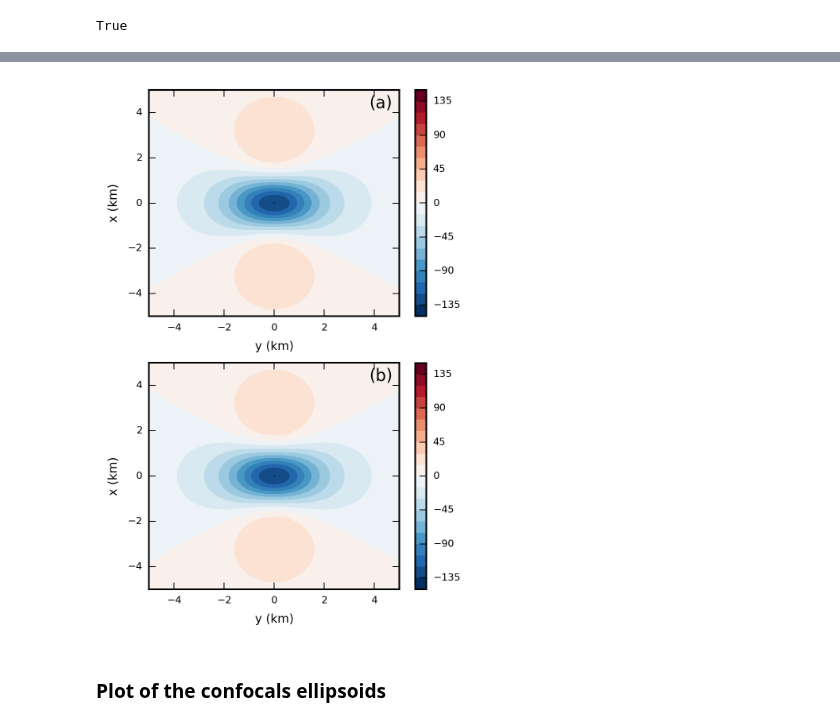
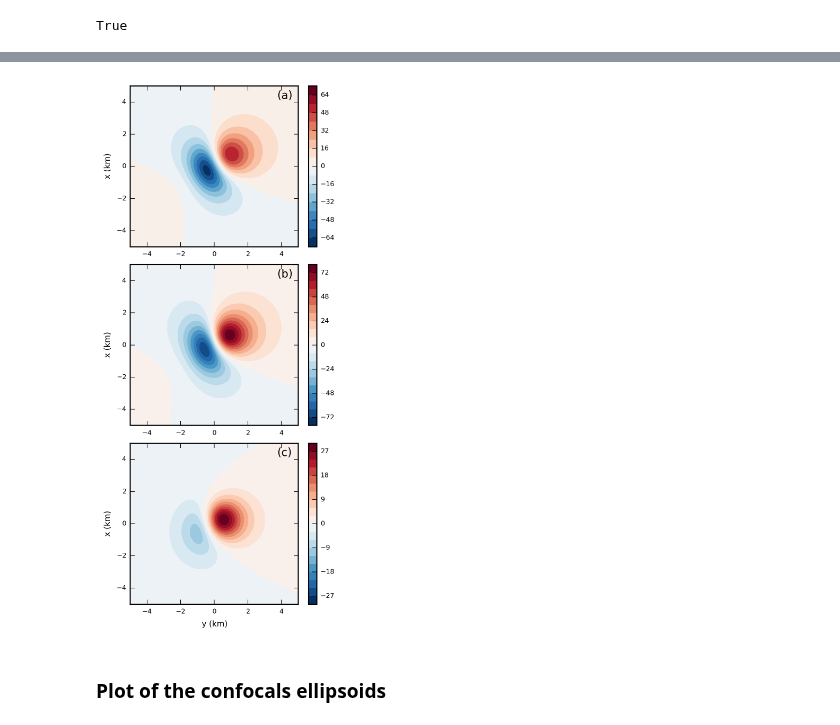
Before and after one commit to pinga-lab/magnetic-ellipsoid, a Jupyter notebook: code/confocal_triaxial_ellipsoids.ipynb, the cells around one changed output, grey strips where cells are left out. Drawn from its saved outputs; the diff is of its cells as text; code cells hidden in the pictures.

Commit message:
notebook and figures of the subsection 2.5.2

```diff
--- a/code/confocal_triaxial_ellipsoids.ipynb
+++ b/code/confocal_triaxial_ellipsoids.ipynb
@@ -140,0 +103,7 @@ True
+# %%
+H0 = B0/(4*np.pi*100)
+print 'H0:', H0
+volume_confocal = confocal_ellipsoid.volume
+moment_norm = np.sqrt(np.sum(moment*moment))
+chi_confocal = moment_norm/(volume_confocal*H0 - n11*moment_norm)
+print 'equivalent chi:', chi
@@ -140,0 +113,2 @@ True
+# %%
+confocal_ellipsoid.addprop('principal susceptibilities', [chi_confocal, chi_confocal, chi_confocal])
@@ -156,0 +168,9 @@ True
+# %%
+inc_oblique, dec_oblique = -30, 60
+# %%
+# Calculate the total-field anomaly produced by the reference ellipsoid
+tf_oblique = triaxial_ellipsoid.tf(xp, yp, zp, [ellipsoid], B0, inc_oblique, dec_oblique)
+
+
+# Calculate the total-field anomaly produced by the confocal ellipsoid
+tf_confocal_oblique = triaxial_ellipsoid.tf(xp, yp, zp, [confocal_ellipsoid], B0, inc_oblique, dec_oblique)
@@ -157,52 +184,73 @@ True
 # %%
+label_loc = (0.88,0.92)
+
 plt.close('all')
-plt.figure(figsize=(3.15, 14./3))
+plt.figure(figsize=(3.15, 7))
 
 plt.axis('scaled')
 
-ranges = np.max(np.abs([np.min(tf_r), np.max(tf_r)]))
+ranges = np.max(np.abs([np.min(tf_oblique), np.max(tf_oblique)]))
 levels = MaxNLocator(nbins=20).tick_values(-ranges, ranges)
 cmap = plt.get_cmap('RdBu_r')
 norm = BoundaryNorm(levels, ncolors=cmap.N, clip=True)
 
-plt.subplot(2,1,1)
+plt.subplot(3,1,1)
 plt.contourf(0.001*yp.reshape(shape), 0.001*xp.reshape(shape),
-             tf_r.reshape(shape), levels=levels,
+             tf_oblique.reshape(shape), levels=levels,
+             cmap = cmap, norm=norm)
+plt.ylabel('x (km)')
+#plt.xlabel('y (km)')
+plt.xlim(0.001*np.min(yp), 0.001*np.max(yp))
+plt.ylim(0.001*np.min(xp), 0.001*np.max(xp))
+cbar = plt.colorbar()
+plt.annotate(s='(a)', xy=label_loc,
+             xycoords = 'axes fraction', color='k',
+             fontsize = 10)
+
+
+ranges = np.max(np.abs([np.min(tf_confocal_oblique), np.max(tf_confocal_oblique)]))
+levels = MaxNLocator(nbins=20).tick_values(-ranges, ranges)
+cmap = plt.get_cmap('RdBu_r')
+norm = BoundaryNorm(levels, ncolors=cmap.N, clip=True)
+
+plt.subplot(3,1,2)
+plt.contourf(0.001*yp.reshape(shape), 0.001*xp.reshape(shape),
+             tf_confocal_oblique.reshape(shape), levels=levels,
+             cmap = cmap, norm=norm)
+plt.ylabel('x (km)')
+#plt.xlabel('y (km)')
+plt.xlim(0.001*np.min(yp), 0.001*np.max(yp))
+plt.ylim(0.001*np.min(xp), 0.001*np.max(xp))
+cbar = plt.colorbar()
+plt.annotate(s='(b)', xy=label_loc,
+             xycoords = 'axes fraction', color='k',
+             fontsize = 10)
+
+diff = tf_confocal_oblique - tf_oblique
+ranges = np.max(np.abs([np.min(diff), np.max(diff)]))
+levels = MaxNLocator(nbins=20).tick_values(-ranges, ranges)
+cmap = plt.get_cmap('RdBu_r')
+norm = BoundaryNorm(levels, ncolors=cmap.N, clip=True)
+
+plt.subplot(3,1,3)
+plt.contourf(0.001*yp.reshape(shape), 0.001*xp.reshape(shape),
+             diff.reshape(shape), levels=levels,
              cmap = cmap, norm=norm)
 plt.ylabel('x (km)')
 plt.xlabel('y (km)')
 plt.xlim(0.001*np.min(yp), 0.001*np.max(yp))
 plt.ylim(0.001*np.min(xp), 0.001*np.max(xp))
 cbar = plt.colorbar()
-plt.annotate(s='(a)', xy=(0.88,0.92),
-             xycoords = 'axes fraction', color='k',
-             fontsize = 10)
-
-
-ranges = np.max(np.abs([np.min(tf_n), np.max(tf_n)]))
-levels = MaxNLocator(nbins=20).tick_values(-ranges, ranges)
-cmap = plt.get_cmap('RdBu_r')
-norm = BoundaryNorm(levels, ncolors=cmap.N, clip=True)
-
-plt.subplot(2,1,2)
-plt.contourf(0.001*yp.reshape(shape), 0.001*xp.reshape(shape),
-             tf_n.reshape(shape), levels=levels,
-             cmap = cmap, norm=norm)
-plt.ylabel('x (km)')
-plt.xlabel('y (km)')
-plt.xlim(0.001*np.min(yp), 0.001*np.max(yp))
-plt.ylim(0.001*np.min(xp), 0.001*np.max(xp))
-cbar = plt.colorbar()
-plt.annotate(s='(b)', xy=(0.88,0.92),
+plt.annotate(s='(c)', xy=label_loc,
              xycoords = 'axes fraction', color='k',
              fontsize = 10)
 
 plt.tight_layout()
-plt.savefig('..\\manuscript\\figures\\confocal_anomaly.pdf')
+plt.savefig('..\\manuscript\\figures\\confocal_ellipsoids_oblique_field.pdf')
 
 plt.show()
 # %% [output]
-[figure, old version]
+[figure, new version]
 # %% [markdown]
 ### Plot of the confocals ellipsoids
 # %%
```
Also changed, not shown: parts of 35 cells of this notebook, 2 other files.
